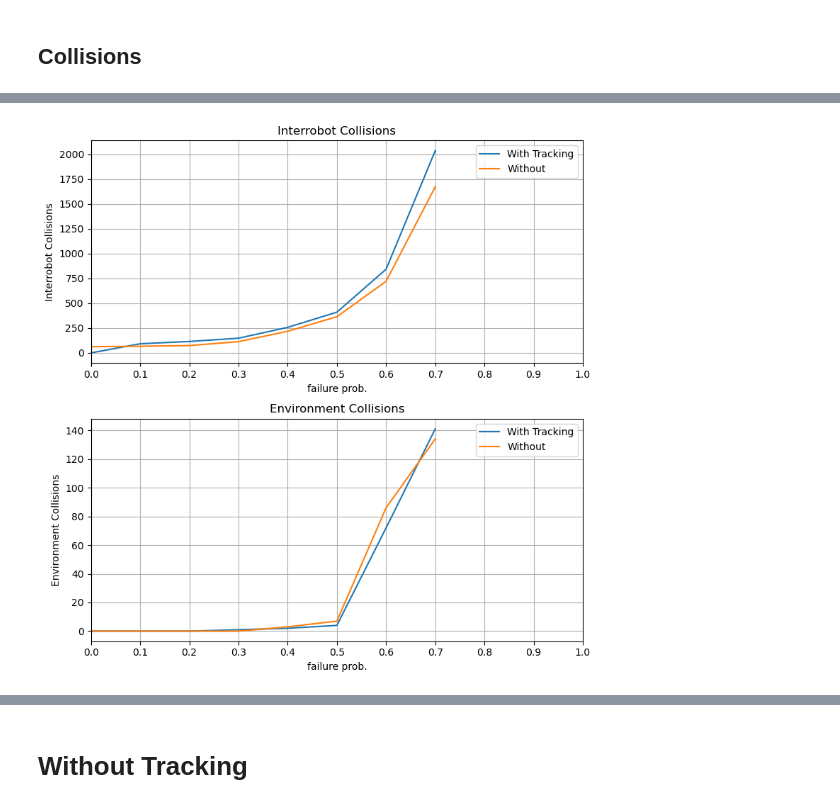
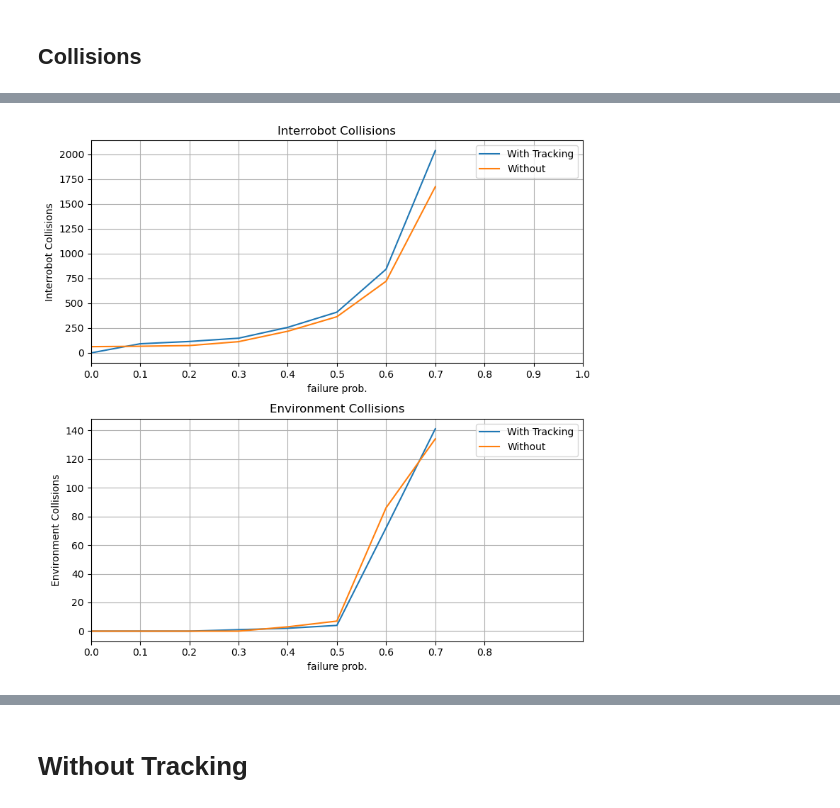
Before and after one commit to AU-Master-Thesis/magics, a Jupyter notebook: scripts/analyse-structured-junction-twoway.ipynb, the cells around one changed output, grey strips where cells are left out. Cells and saved outputs as stored; diff of their text form; code cells hidden in the pictures.

```diff
--- a/scripts/analyse-structured-junction-twoway.ipynb
+++ b/scripts/analyse-structured-junction-twoway.ipynb
@@ -58,0 +58,32 @@ os.getcwd()='/home/kpbaks/university/semesters/10/master-thesis/gbp-rs/scripts'
+# %%
+# use LaTeX for text with matplotlib
+sns.set_style("darkgrid")
+# set background color of sns darkgrid to flavor.base.hex
+plt.rcParams['axes.facecolor'] = flavor.base.hex
+# set font color to flavor.text.hex
+plt.rcParams['text.color'] = flavor.text.hex
+
+font_dirs = ["./fonts/"]
+# go through all fonts in the font directory and add them
+for font_dir in font_dirs:
+    for font in os.listdir(font_dir):
+        fm.fontManager.addfont(f"{font_dir}/{font}")
+
+prop_jbm = fm.FontProperties(fname='./fonts/JetBrainsMonoNerdFontMono-Regular.ttf')
+prop = fm.FontProperties(fname='./fonts/STIXTwoText-VariableFont_wght.ttf')
+
+plt.rcParams.update({
+    # "text.usetex": True,
+    "font.family": prop.get_name(),
+    # "font.family": "stix",
+    # "font.sans-serif": prop.get_name(),
+    "mathtext.fontset": "stix",
+    # "text.latex.preamble": r"\usepackage{fontenc}\usepackage{fontspec}\setmainfont{JetBrainsMonoNerdFontMono-Regular}",
+})
+
+print(prop.get_name())
+
+colors = [
+    (flavor.lavender.hex, 1.0, (1, 0), 'o'),
+    (flavor.green.hex, 1.0, (2, 2), 'X'),
+]
@@ -141,6 +215,7 @@ def collisions(exported_data: dict) -> CollisionsResult:
 class Metric:
     ppe: PerpendicularPositionErrorResult
     collisions: CollisionsResult
+    total_distance_travelled: TotalDistanceTravelledResult
 # %%
 def flatten(lst: Iterable) -> list:
     return list(itertools.chain.from_iterable(lst))
@@ -164,7 +239,8 @@ for f in EXPERIMENT_DIR.iterdir():
         data = json.load(f)
 
     ppe = perpendicular_position_error(data)
-    metric = Metric(ppe=ppe, collisions=collisions(data))
+    dist_travelled = total_distance_travelled(data)
+    metric = Metric(ppe=ppe, collisions=collisions(data), total_distance_travelled=dist_travelled)
 
     match tracking:
         case "on":
@@ -244,32 +377,32 @@ ax = axs[1]
 
 with_tracking_data = {k: v.collisions.environment for k, v in sorted(results.with_tracking.items())}
 without_tracking_data = {k: v.collisions.environment for k, v in sorted(results.without_tracking.items())}
 
 ax.plot(
     [float(k) for k in with_tracking_data.keys()],
     with_tracking_data.values(),
     label="With Tracking"
 )
 
 ax.plot(
     [float(k) for k in without_tracking_data.keys()],
     without_tracking_data.values(),
     label="Without"
 )
 
 ax.grid(True)
 ax.set_xlim(0, 1)
 ax.set_xlabel("failure prob.")
-ax.set_xticks(np.arange(0, 1.1, 0.1))  # Setting xtick resolution to 0.1
+ax.set_xticks(np.arange(0, 0.9, 0.1))  # Setting xtick resolution to 0.1
 ax.set_ylabel("Environment Collisions")
 ax.set_title("Environment Collisions")
 ax.legend()
 
 
 
 plt.tight_layout()
 plt.savefig("collisions-structured-junction-twoway.svg")
 plt.show()
 # %% [output]
 [interactive output not drawn]
-[figure, old version]
+[figure, new version]
```
Also changed, not shown: parts of 15 cells of this notebook, 6 other files.
